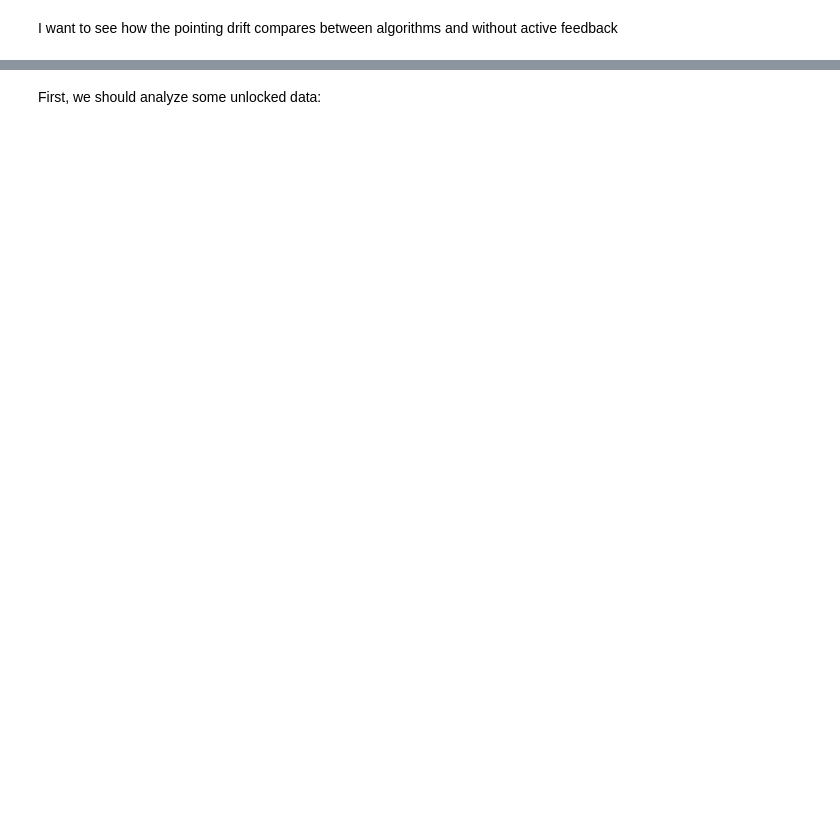
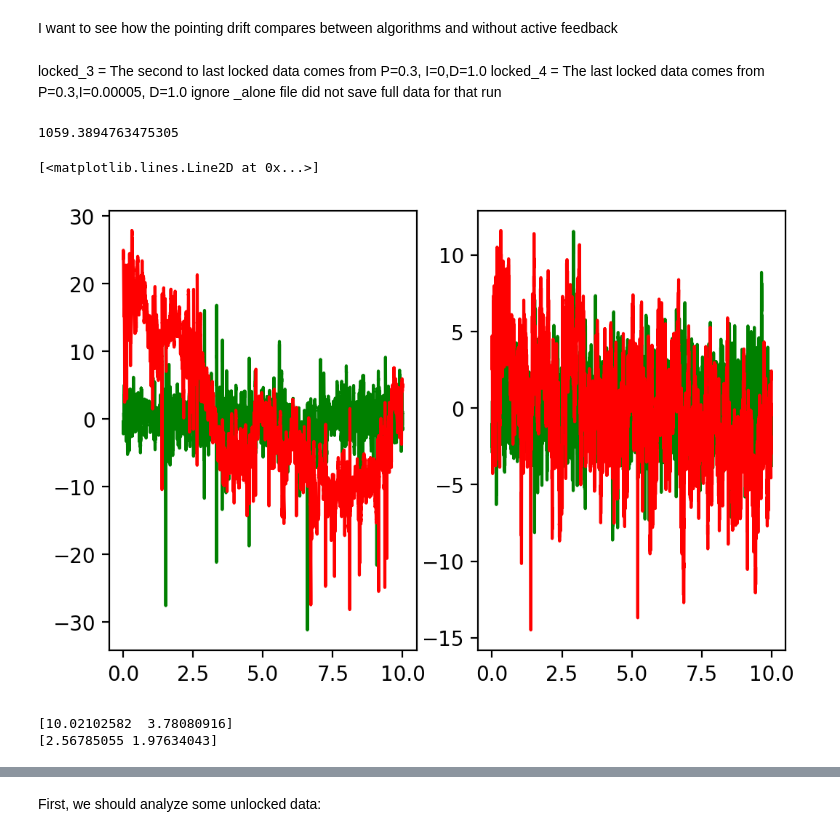
Before and after one commit to aglinn/LaserPointLock, a Jupyter notebook: Characterizing PointLock Algorithms.ipynb, the cells around one changed output, grey strips where cells are left out. Saved outputs shown, nothing was run; the diff lists cells and outputs as text; code cells hidden in the pictures; blank space fills up the shorter version.

```diff
--- a/Characterizing PointLock Algorithms.ipynb
+++ b/Characterizing PointLock Algorithms.ipynb
@@ -1,5 +1,9 @@
 # %% [markdown]
 I want to see how the pointing drift compares between algorithms and without active feedback
+# %% [markdown]
+locked_3 = The second to last locked data comes from P=0.3, I=0,D=1.0
+locked_4 = The last locked data comes from P=0.3,I=0.00005, D=1.0
+ignore _alone file did not save full data for that run
 # %%
 import numpy as np
 import matplotlib.pyplot as plt
@@ -7,0 +16,44 @@ from Packages.UpdateManager import UpdateManager
+# %%
+file_name = r'/Users/glinn/Google Drive (anli2171@colorado.edu)/Dessau Lab/Code/PointLock Software/LaserPointLock/Data/2023-04-05/pointing_cam1_locked_3'
+cam_1_pointing = np.memmap(file_name,dtype='float64',mode='r',order='C')
+cam_1_pointing = cam_1_pointing.reshape(3, int(cam_1_pointing.size/3))
+cam_1_pointing = copy.deepcopy(cam_1_pointing)
+cam_1_pointing[2,:] -= cam_1_pointing[2,:].min()
+file_name = r'/Users/glinn/Google Drive (anli2171@colorado.edu)/Dessau Lab/Code/PointLock Software/LaserPointLock/Data/2023-04-05/pointing_cam1_unlocked_6'
+cam_1_pointing_unlocked = np.memmap(file_name,dtype='float64',mode='r',order='C')
+cam_1_pointing_unlocked = cam_1_pointing_unlocked.reshape(3, int(cam_1_pointing_unlocked.size/3))
+cam_1_pointing_unlocked = copy.deepcopy(cam_1_pointing_unlocked)
+cam_1_pointing_unlocked[2,:] -= cam_1_pointing_unlocked[2,:].min()
+
+t_window_unlocked = [0,10]
+t_window_unlocked_low_ind = np.argmin(np.abs(cam_1_pointing_unlocked[2,:]-t_window_unlocked[0]*60*1000))
+t_window_unlocked_high_ind = np.argmin(np.abs(cam_1_pointing_unlocked[2,:]-t_window_unlocked[1]*60*1000))
+t_window_unlocked_ind = [t_window_unlocked_low_ind,t_window_unlocked_high_ind]
+cam_1_pointing_unlocked = cam_1_pointing_unlocked[:,t_window_unlocked_ind[0]:t_window_unlocked_ind[1]]
+
+t_window = [0,10]
+t_window_low_ind = np.argmin(np.abs(cam_1_pointing[2,:]-t_window[0]*60*1000))
+t_window_high_ind = np.argmin(np.abs(cam_1_pointing[2,:]-t_window[1]*60*1000))
+t_window_ind = [t_window_low_ind,t_window_high_ind]
+cam_1_pointing = cam_1_pointing[:,t_window_ind[0]:t_window_ind[1]]
+# %%
+cam_1_pointing_unlocked[0:2,:].max()
+# %% [output]
+1059.3894763475305
+# %%
+fig, ax = plt.subplots(1,2,dpi = 200)
+plt.sca(ax[0])
+plt.plot((cam_1_pointing[2,:]-cam_1_pointing[2,:].min())/1000/60, cam_1_pointing[0,:]-cam_1_pointing[0,:].mean(),'g')
+plt.plot((cam_1_pointing_unlocked[2,:]-cam_1_pointing_unlocked[2,:].min())/1000/60, cam_1_pointing_unlocked[0,:]-cam_1_pointing_unlocked[0,:].mean(),'r')
+plt.sca(ax[1])
+plt.plot((cam_1_pointing[2,:]-cam_1_pointing[2,:].min())/1000/60, cam_1_pointing[1,:]-cam_1_pointing[1,:].mean(),'g')
+plt.plot((cam_1_pointing_unlocked[2,:]-cam_1_pointing_unlocked[2,:].min())/1000/60, cam_1_pointing_unlocked[1,:]-cam_1_pointing_unlocked[1,:].mean(),'r')
+# %% [output]
+[<matplotlib.lines.Line2D at 0x...>]
+[figure, added]
+# %%
+print(np.std(cam_1_pointing_unlocked[0:2,:],axis=1))
+print(np.std(cam_1_pointing[0:2,:],axis=1))
+# %% [output]
+[10.02102582  3.78080916]
+[2.56785055 1.97634043]
```
Also changed, not shown: parts of 39 cells of this notebook, 5 other files.
